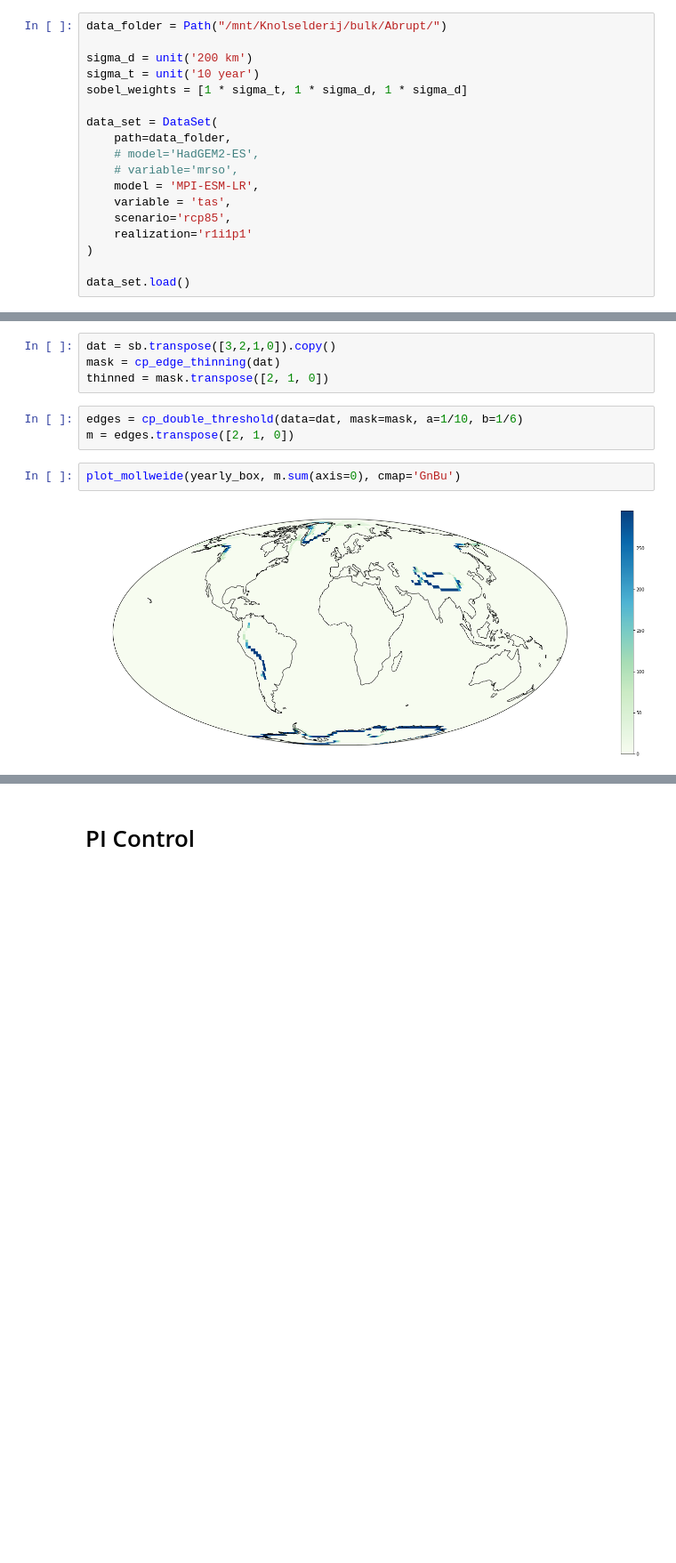
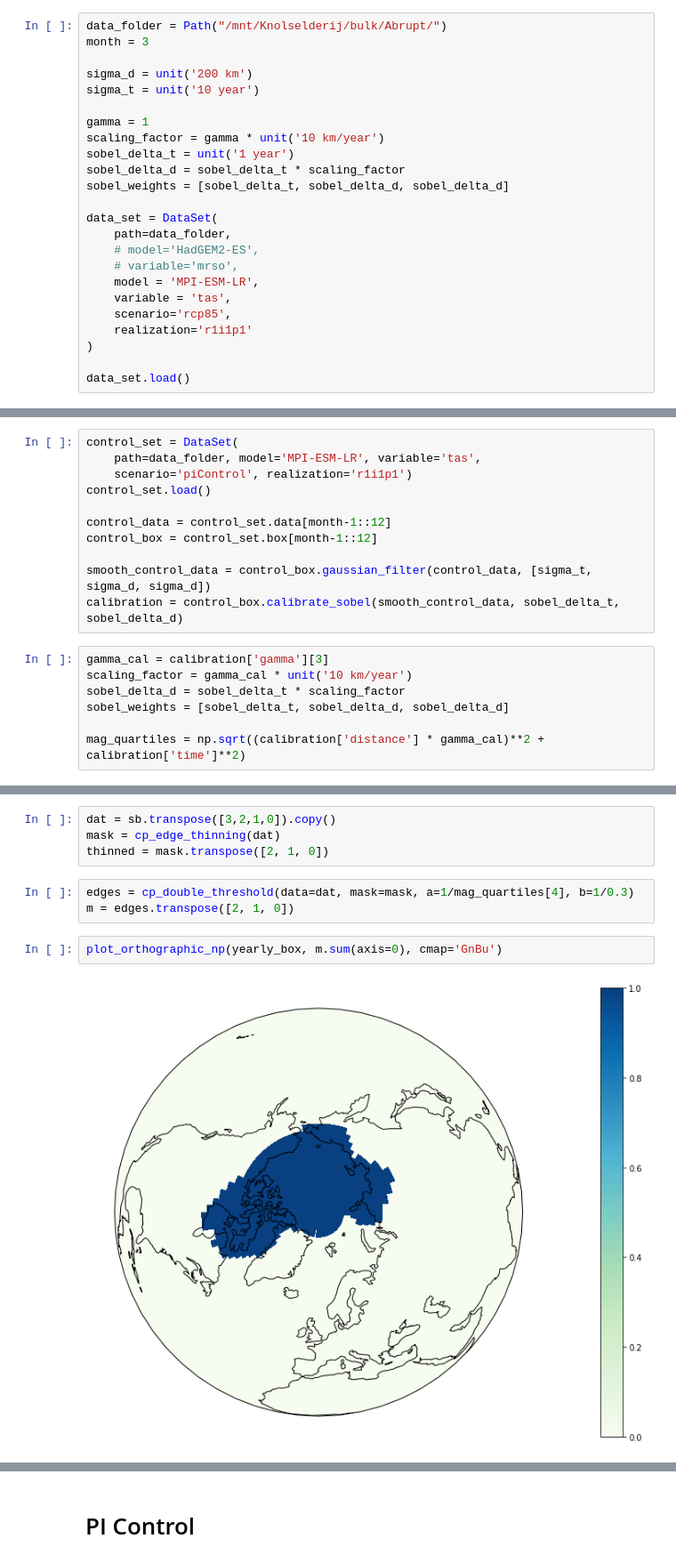
Before and after one commit to abrupt-climate/notebooks, a Jupyter notebook: Temperature.ipynb, the cells around one changed output, grey strips where cells are left out. Shown at 89% size. Cells and saved outputs as stored; diff of their text form; blank space fills up the shorter version.

```diff
--- a/Temperature.ipynb
+++ b/Temperature.ipynb
@@ -23,10 +23,16 @@ from plotting import (plot_mollweide, plot_orthographic_np, plot_plate_carree, e
 # Settings
 # %%
 data_folder = Path("/mnt/Knolselderij/bulk/Abrupt/")
+month = 3
 
 sigma_d = unit('200 km')
 sigma_t = unit('10 year')
-sobel_weights = [1 * sigma_t, 1 * sigma_d, 1 * sigma_d]
+
+gamma = 1
+scaling_factor = gamma * unit('10 km/year')
+sobel_delta_t = unit('1 year')
+sobel_delta_d = sobel_delta_t * scaling_factor
+sobel_weights = [sobel_delta_t, sobel_delta_d, sobel_delta_d]
 
 data_set = DataSet(
     path=data_folder,
@@ -81,3 +109,21 @@ plot_orthographic_np(box, data_set.data[150*12] - data_set.data[0])
+# %%
+control_set = DataSet(
+    path=data_folder, model='MPI-ESM-LR', variable='tas',
+    scenario='piControl', realization='r1i1p1')
+control_set.load()
+
+control_data = control_set.data[month-1::12]
+control_box = control_set.box[month-1::12]
+
+smooth_control_data = control_box.gaussian_filter(control_data, [sigma_t, sigma_d, sigma_d])
+calibration = control_box.calibrate_sobel(smooth_control_data, sobel_delta_t, sobel_delta_d)
+# %%
+gamma_cal = calibration['gamma'][3]
+scaling_factor = gamma_cal * unit('10 km/year')
+sobel_delta_d = sobel_delta_t * scaling_factor
+sobel_weights = [sobel_delta_t, sobel_delta_d, sobel_delta_d]
+
+mag_quartiles = np.sqrt((calibration['distance'] * gamma_cal)**2 + calibration['time']**2)
 # %% [markdown]
 ## Canny edges
 
@@ -141,12 +189,12 @@ dat = sb.transpose([3,2,1,0]).copy()
 mask = cp_edge_thinning(dat)
 thinned = mask.transpose([2, 1, 0])
 # %%
-edges = cp_double_threshold(data=dat, mask=mask, a=1/10, b=1/6)
+edges = cp_double_threshold(data=dat, mask=mask, a=1/mag_quartiles[4], b=1/0.3)
 m = edges.transpose([2, 1, 0])
 # %%
-plot_mollweide(yearly_box, m.sum(axis=0), cmap='GnBu')
+plot_orthographic_np(yearly_box, m.sum(axis=0), cmap='GnBu')
 # %% [output]
-[figure, old version]
+[figure, new version]
 # %%
 years = np.array([d.year for d in yearly_box.dates])
 plot_orthographic_np(yearly_box, (years[:,None,None]*m).max(axis=0),  cmap='YlGnBu', vmin=2000, vmax=2150)
```
Also changed, not shown: parts of 14 cells of this notebook, 3 other files.
